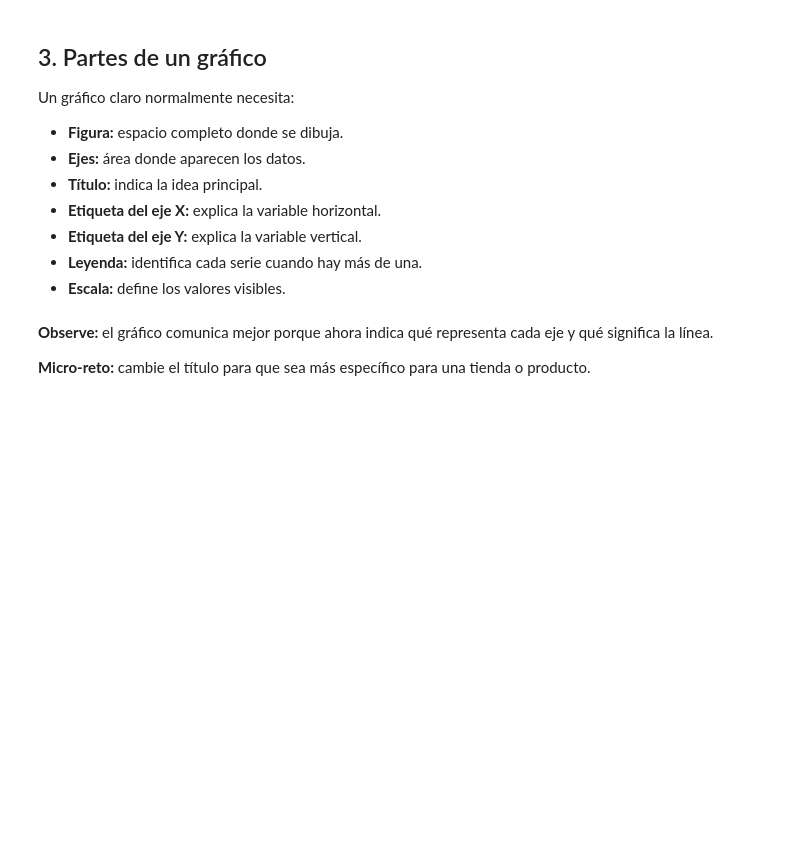
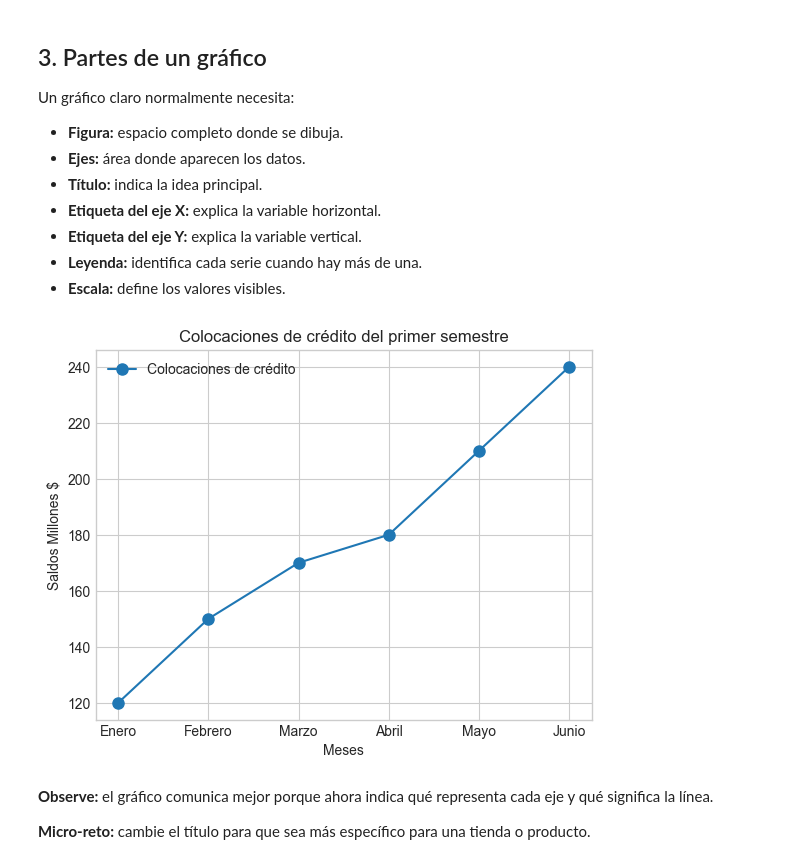
Before and after one commit to odellealhernandez/fundamentos_python, a Jupyter notebook: Matplotlib/01 - Aprender Matplotlib.ipynb, the cells around one changed output. Cells and saved outputs as stored; diff of their text form; code cells hidden in the pictures; blank space fills up the shorter version.

```diff
--- a/Matplotlib/01 - Aprender Matplotlib.ipynb
+++ b/Matplotlib/01 - Aprender Matplotlib.ipynb
@@ -64,3 +84,21 @@ plt.plot(meses, ventas, marker="o", label="Ventas")
+# %%
+meses = ["Enero", "Febrero", "Marzo", "Abril", "Mayo", "Junio"]
+ventas = [120, 150, 135, 180, 210, 240]
+
+ventas[2] = 170
+
+
+plt.plot(meses, ventas, marker="o", markersize=8, label="Colocaciones de crédito")
+plt.legend()
+
+plt.title("Colocaciones de crédito del primer semestre")
+plt.xlabel("Meses")
+plt.ylabel("Saldos Millones $")
+
+# mostrar el gráfico
+plt.show()
+# %% [output]
+[figure, added]
 # %% [markdown]
 **Observe:** el gráfico comunica mejor porque ahora indica qué representa cada eje y qué significa la línea.
 
```
Also changed, not shown: parts of 18 cells of this notebook, 1 other file.
